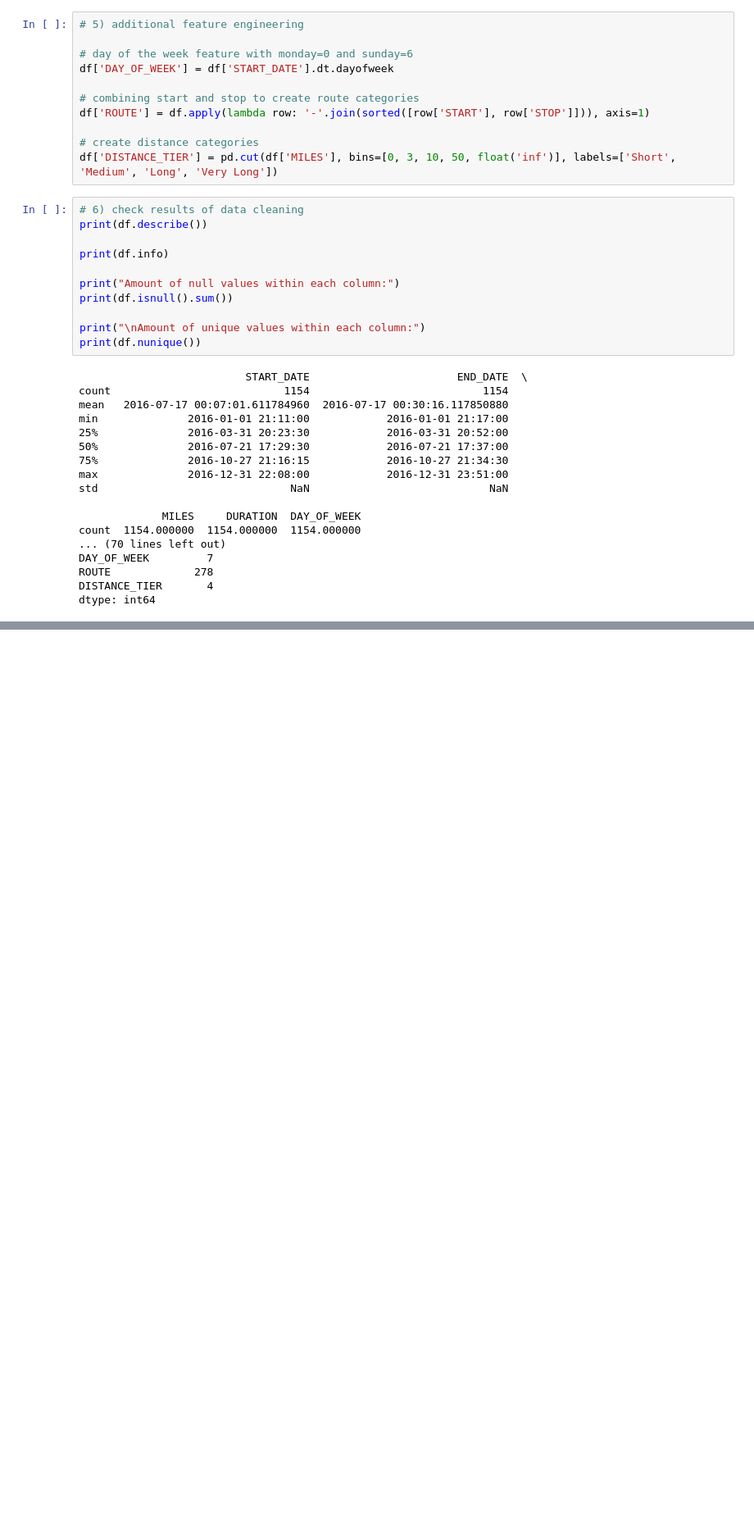
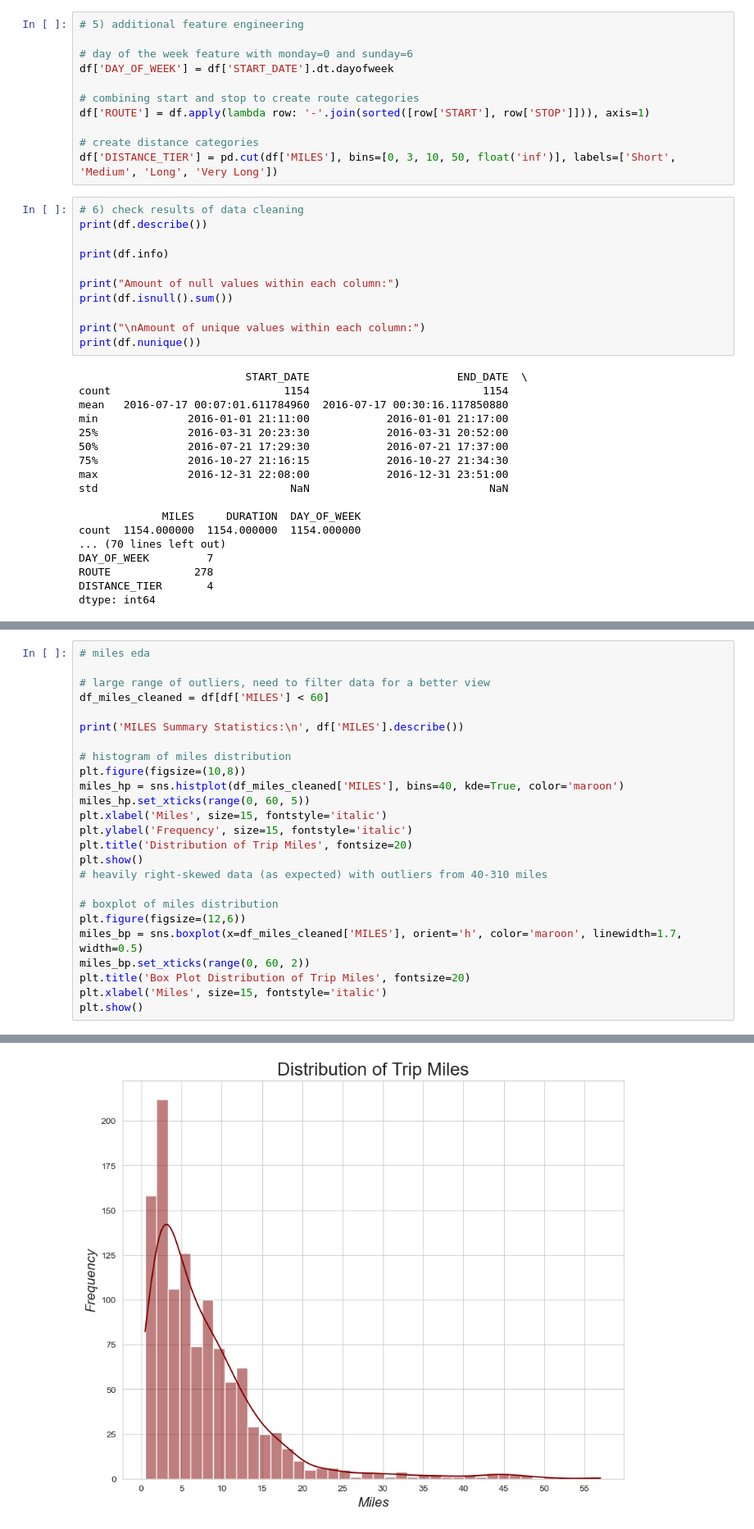
Before and after one commit to mixedethan/uber-data-analysis, a Jupyter notebook: uber_analysis.ipynb, the cells around one changed output, grey strips where cells are left out. Shown at 82% size. Cells and saved outputs as stored; diff of their text form; blank space fills up the shorter version.

Commit message:
completed miles, duration, and day EDA

```diff
--- a/uber_analysis.ipynb
+++ b/uber_analysis.ipynb
@@ -454,0 +461,26 @@ plt.show()
+# %%
+# miles eda
+
+# large range of outliers, need to filter data for a better view
+df_miles_cleaned = df[df['MILES'] < 60]
+
+print('MILES Summary Statistics:\n', df['MILES'].describe())
+
+# histogram of miles distribution
+plt.figure(figsize=(10,8))
+miles_hp = sns.histplot(df_miles_cleaned['MILES'], bins=40, kde=True, color='maroon')
+miles_hp.set_xticks(range(0, 60, 5))
+plt.xlabel('Miles', size=15, fontstyle='italic')
+plt.ylabel('Frequency', size=15, fontstyle='italic')
+plt.title('Distribution of Trip Miles', fontsize=20)
+plt.show()
+# heavily right-skewed data (as expected) with outliers from 40-310 miles
+
+# boxplot of miles distribution
+plt.figure(figsize=(12,6))
+miles_bp = sns.boxplot(x=df_miles_cleaned['MILES'], orient='h', color='maroon', linewidth=1.7, width=0.5)
+miles_bp.set_xticks(range(0, 60, 2))
+plt.title('Box Plot Distribution of Trip Miles', fontsize=20)
+plt.xlabel('Miles', size=15, fontstyle='italic')
+plt.show()
+# %% [output]
@@ -454,0 +497 @@ plt.show()
+[figure, added]
```
Also changed, not shown: parts of 8 cells of this notebook.
